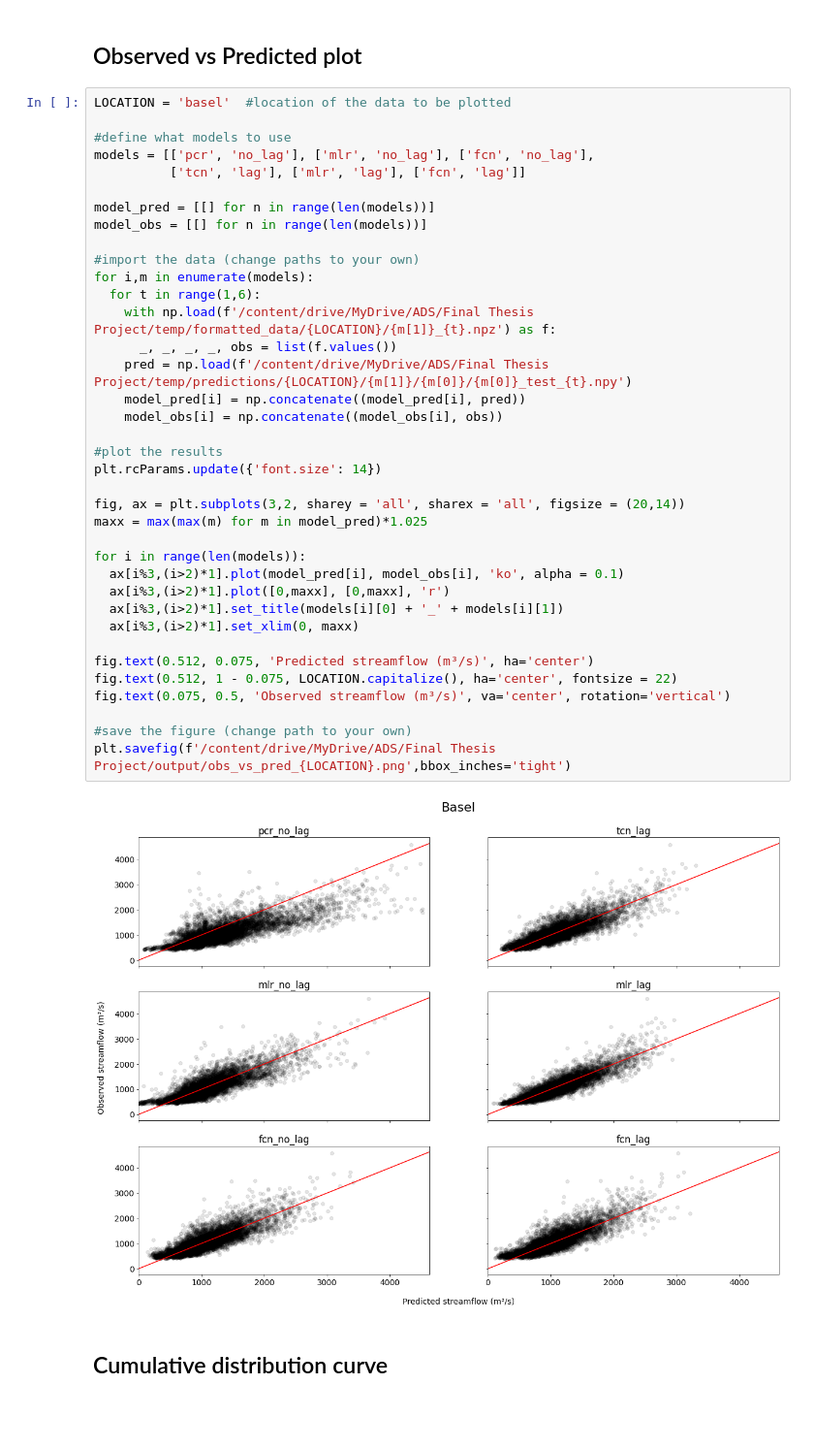
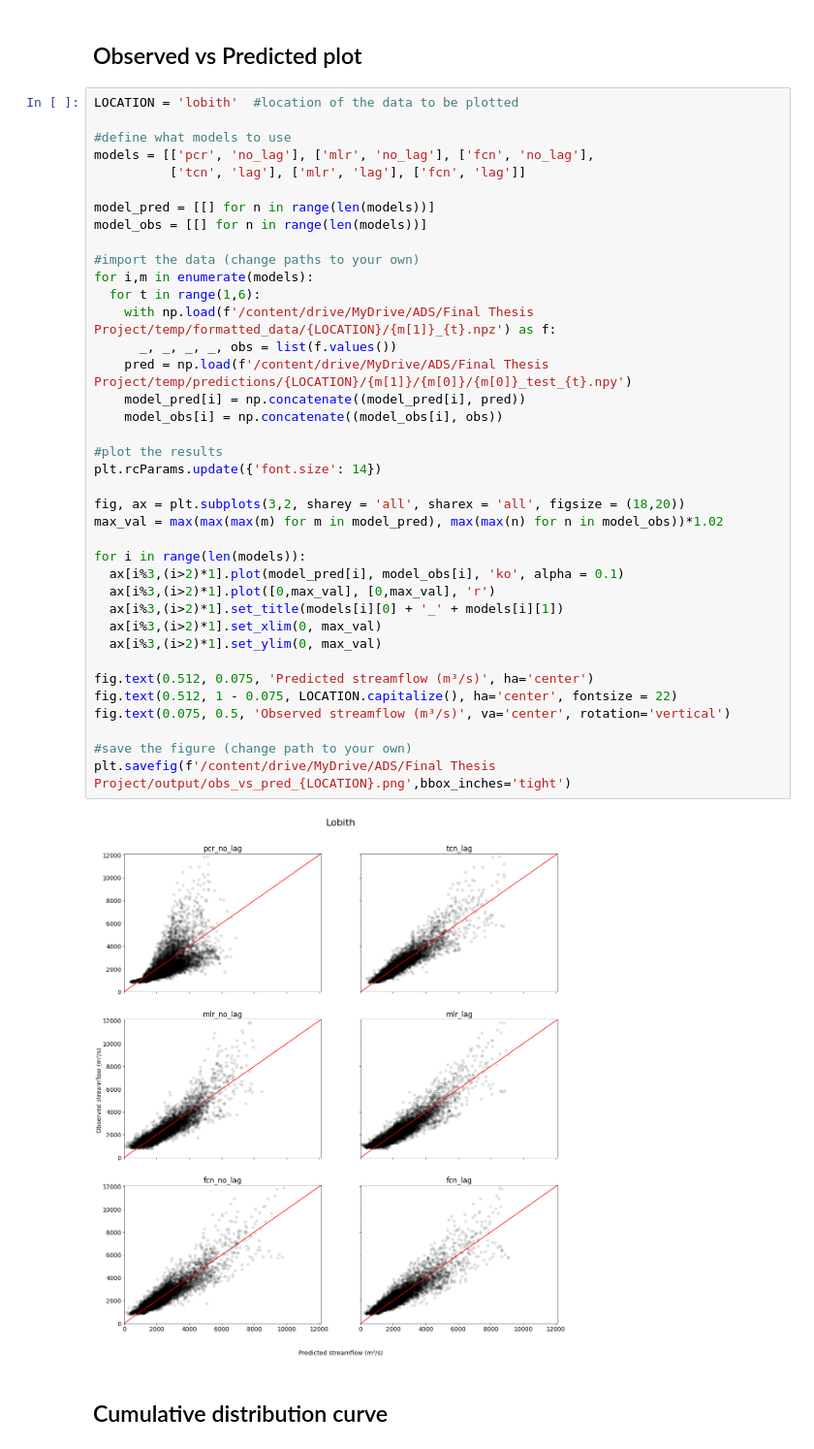
Before and after one commit to oriol-pomarol/final_thesis_project, a Jupyter notebook: analysis_and_visualization.ipynb, the cells around one changed output. Shown at 97% size. Drawn from its saved outputs; the diff is of its cells as text; blank space fills up the shorter version.

Commit message:
Uploaded final version of plots code and thesis

```diff
--- a/analysis_and_visualization.ipynb
+++ b/analysis_and_visualization.ipynb
@@ -179,44 +183,45 @@ TCN-FCN with lag basel t-test: Ttest_indResult(statistic=-1.7887147889764128, pv
 # %% [markdown]
 ## Observed vs Predicted plot
 # %%
-LOCATION = 'basel'  #location of the data to be plotted
+LOCATION = 'lobith'  #location of the data to be plotted
 
 #define what models to use
 models = [['pcr', 'no_lag'], ['mlr', 'no_lag'], ['fcn', 'no_lag'],
           ['tcn', 'lag'], ['mlr', 'lag'], ['fcn', 'lag']]
 
 model_pred = [[] for n in range(len(models))]
 model_obs = [[] for n in range(len(models))]
 
 #import the data (change paths to your own)
 for i,m in enumerate(models):
   for t in range(1,6):
     with np.load(f'/content/drive/MyDrive/ADS/Final Thesis Project/temp/formatted_data/{LOCATION}/{m[1]}_{t}.npz') as f:
       _, _, _, _, obs = list(f.values())
     pred = np.load(f'/content/drive/MyDrive/ADS/Final Thesis Project/temp/predictions/{LOCATION}/{m[1]}/{m[0]}/{m[0]}_test_{t}.npy')
     model_pred[i] = np.concatenate((model_pred[i], pred))
     model_obs[i] = np.concatenate((model_obs[i], obs))
 
 #plot the results
 plt.rcParams.update({'font.size': 14})
 
-fig, ax = plt.subplots(3,2, sharey = 'all', sharex = 'all', figsize = (20,14))
-maxx = max(max(m) for m in model_pred)*1.025
+fig, ax = plt.subplots(3,2, sharey = 'all', sharex = 'all', figsize = (18,20))
+max_val = max(max(max(m) for m in model_pred), max(max(n) for n in model_obs))*1.02
 
 for i in range(len(models)):
   ax[i%3,(i>2)*1].plot(model_pred[i], model_obs[i], 'ko', alpha = 0.1)
-  ax[i%3,(i>2)*1].plot([0,maxx], [0,maxx], 'r')
+  ax[i%3,(i>2)*1].plot([0,max_val], [0,max_val], 'r')
   ax[i%3,(i>2)*1].set_title(models[i][0] + '_' + models[i][1])
-  ax[i%3,(i>2)*1].set_xlim(0, maxx)
+  ax[i%3,(i>2)*1].set_xlim(0, max_val)
+  ax[i%3,(i>2)*1].set_ylim(0, max_val)
 
 fig.text(0.512, 0.075, 'Predicted streamflow (m³/s)', ha='center')
 fig.text(0.512, 1 - 0.075, LOCATION.capitalize(), ha='center', fontsize = 22)
 fig.text(0.075, 0.5, 'Observed streamflow (m³/s)', va='center', rotation='vertical')
 
 #save the figure (change path to your own)
 plt.savefig(f'/content/drive/MyDrive/ADS/Final Thesis Project/output/obs_vs_pred_{LOCATION}.png',bbox_inches='tight')
 # %% [output]
-[figure, old version]
+[figure, new version]
 # %% [markdown]
 ## Cumulative distribution curve
 # %%
```
Also changed, not shown: parts of 5 cells of this notebook, 1 other file.
